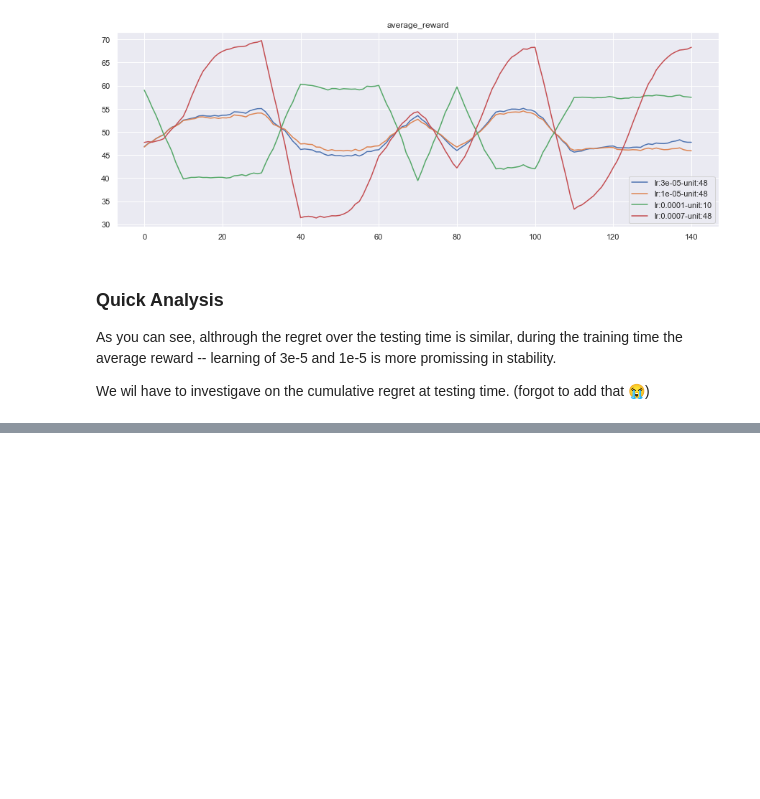
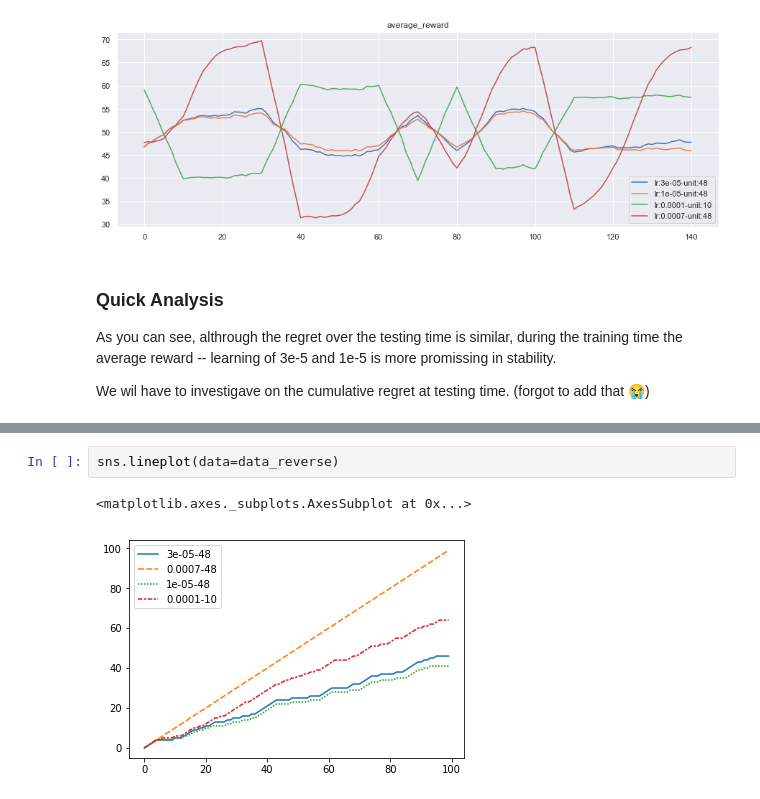
Before and after one commit to Phu-archive/Learning2RL, a Jupyter notebook: dataAnalysis.ipynb, the cells around one changed output, grey strips where cells are left out. Saved outputs shown, nothing was run; the diff lists cells and outputs as text; blank space fills up the shorter version.

```diff
--- a/dataAnalysis.ipynb
+++ b/dataAnalysis.ipynb
@@ -19,0 +62,5 @@ We wil have to investigave on the cumulative regret at testing time. (forgot to
+# %%
+sns.lineplot(data=data_reverse)
+# %% [output]
+<matplotlib.axes._subplots.AxesSubplot at 0x...>
+[figure, added]
```
Also changed, not shown: parts of 4 cells of this notebook, 4 other files.
